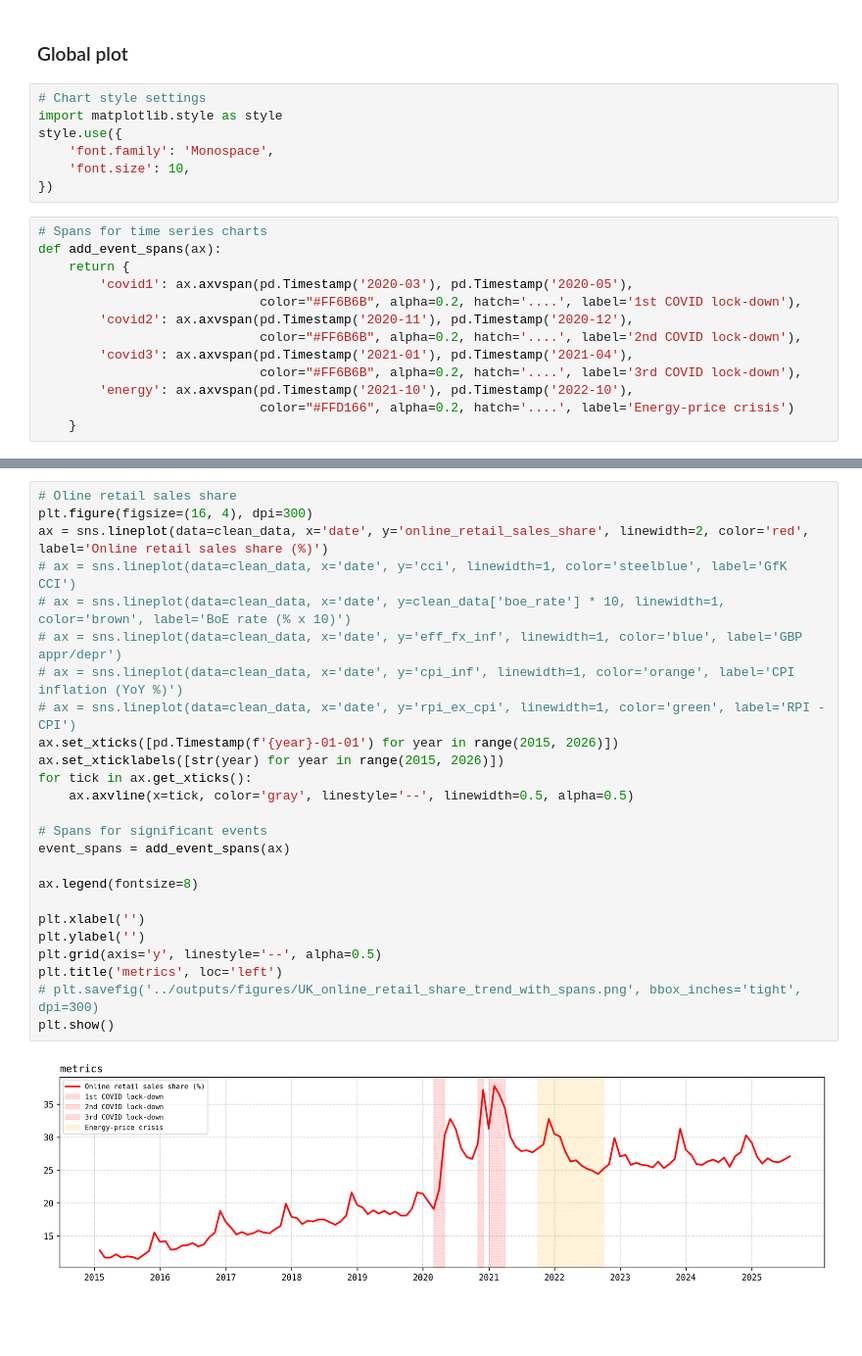
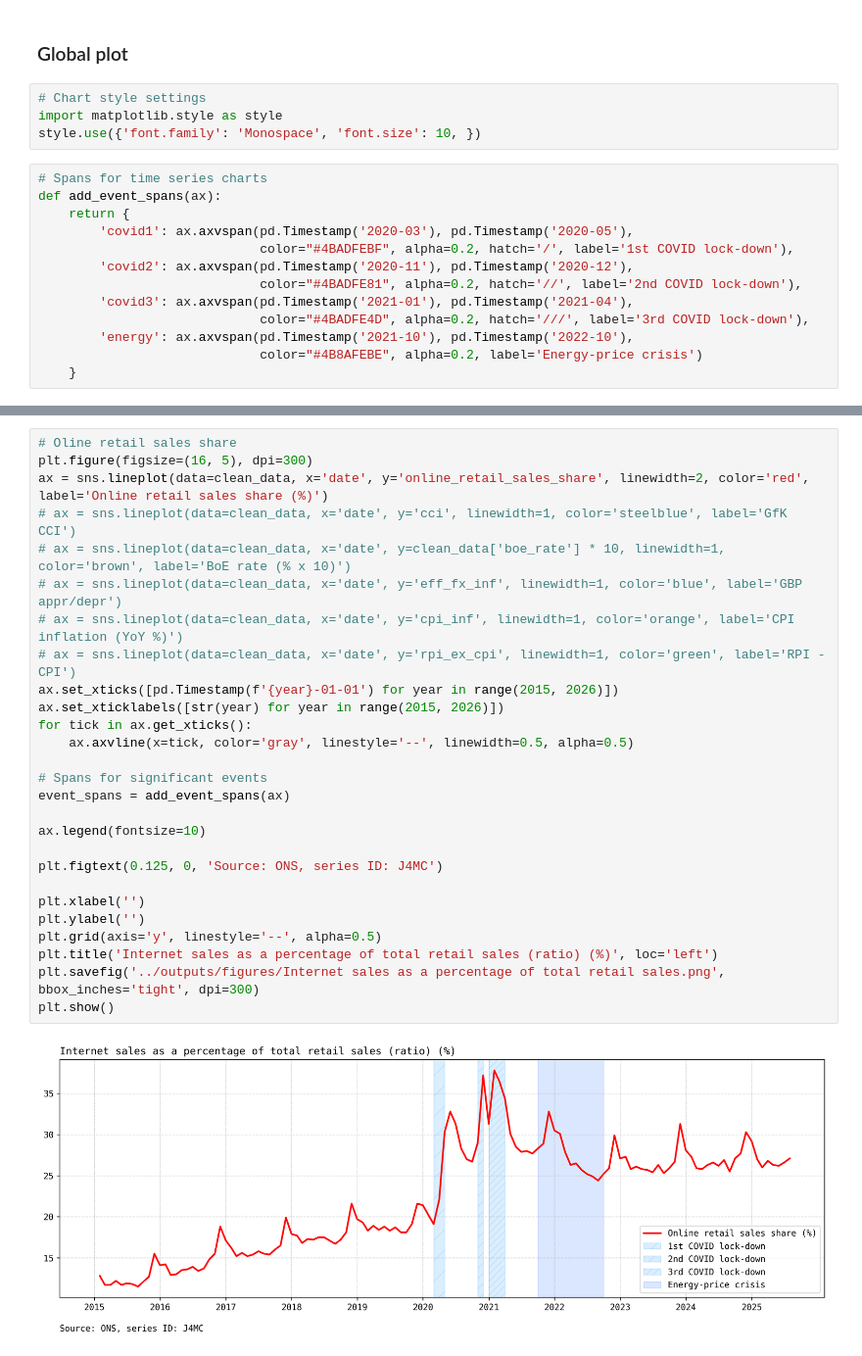
Before and after one commit to michaelarutyunov/time-series-methods, a Jupyter notebook: notebooks/01_import.ipynb, the cells around one changed output, grey strips where cells are left out. Shown at 98% size. Drawn from its saved outputs; the diff is of its cells as text; blank space fills up the shorter version.

```diff
--- a/notebooks/01_import.ipynb
+++ b/notebooks/01_import.ipynb
@@ -226,22 +226,19 @@ plt.show()
 # %%
 # Chart style settings
 import matplotlib.style as style
-style.use({
-    'font.family': 'Monospace',
-    'font.size': 10,
-})
+style.use({'font.family': 'Monospace', 'font.size': 10, })
 # %%
 # Spans for time series charts
 def add_event_spans(ax):
     return {
         'covid1': ax.axvspan(pd.Timestamp('2020-03'), pd.Timestamp('2020-05'),
-                             color="#FF6B6B", alpha=0.2, hatch='....', label='1st COVID lock-down'),
+                             color="#4BADFEBF", alpha=0.2, hatch='/', label='1st COVID lock-down'),
         'covid2': ax.axvspan(pd.Timestamp('2020-11'), pd.Timestamp('2020-12'),
-                             color="#FF6B6B", alpha=0.2, hatch='....', label='2nd COVID lock-down'),
+                             color="#4BADFE81", alpha=0.2, hatch='//', label='2nd COVID lock-down'),
         'covid3': ax.axvspan(pd.Timestamp('2021-01'), pd.Timestamp('2021-04'),
-                             color="#FF6B6B", alpha=0.2, hatch='....', label='3rd COVID lock-down'),
+                             color="#4BADFE4D", alpha=0.2, hatch='///', label='3rd COVID lock-down'),
         'energy': ax.axvspan(pd.Timestamp('2021-10'), pd.Timestamp('2022-10'),
-                             color="#FFD166", alpha=0.2, hatch='....', label='Energy-price crisis')
+                             color="#4B8AFEBE", alpha=0.2, label='Energy-price crisis')
     }
 # %%
 # Oline retail sales share
@@ -273,27 +270,29 @@ plt.show()
 # %%
 # Oline retail sales share
-plt.figure(figsize=(16, 4), dpi=300)
+plt.figure(figsize=(16, 5), dpi=300)
 ax = sns.lineplot(data=clean_data, x='date', y='online_retail_sales_share', linewidth=2, color='red', label='Online retail sales share (%)')
 # ax = sns.lineplot(data=clean_data, x='date', y='cci', linewidth=1, color='steelblue', label='GfK CCI')
 # ax = sns.lineplot(data=clean_data, x='date', y=clean_data['boe_rate'] * 10, linewidth=1, color='brown', label='BoE rate (% x 10)')
 # ax = sns.lineplot(data=clean_data, x='date', y='eff_fx_inf', linewidth=1, color='blue', label='GBP appr/depr')
 # ax = sns.lineplot(data=clean_data, x='date', y='cpi_inf', linewidth=1, color='orange', label='CPI inflation (YoY %)')
 # ax = sns.lineplot(data=clean_data, x='date', y='rpi_ex_cpi', linewidth=1, color='green', label='RPI - CPI')
 ax.set_xticks([pd.Timestamp(f'{year}-01-01') for year in range(2015, 2026)])
 ax.set_xticklabels([str(year) for year in range(2015, 2026)])
 for tick in ax.get_xticks():
     ax.axvline(x=tick, color='gray', linestyle='--', linewidth=0.5, alpha=0.5)
 
 # Spans for significant events
 event_spans = add_event_spans(ax)
 
-ax.legend(fontsize=8)
+ax.legend(fontsize=10)
+
+plt.figtext(0.125, 0, 'Source: ONS, series ID: J4MC')
 
 plt.xlabel('')
 plt.ylabel('')
 plt.grid(axis='y', linestyle='--', alpha=0.5)
-plt.title('metrics', loc='left')
-# plt.savefig('../outputs/figures/UK_online_retail_share_trend_with_spans.png', bbox_inches='tight', dpi=300)
+plt.title('Internet sales as a percentage of total retail sales (ratio) (%)', loc='left')
+plt.savefig('../outputs/figures/Internet sales as a percentage of total retail sales.png', bbox_inches='tight', dpi=300)
 plt.show()
 # %% [output]
-[figure, old version]
+[figure, new version]
```
Also changed, not shown: parts of 3 cells of this notebook, 11 other files.
